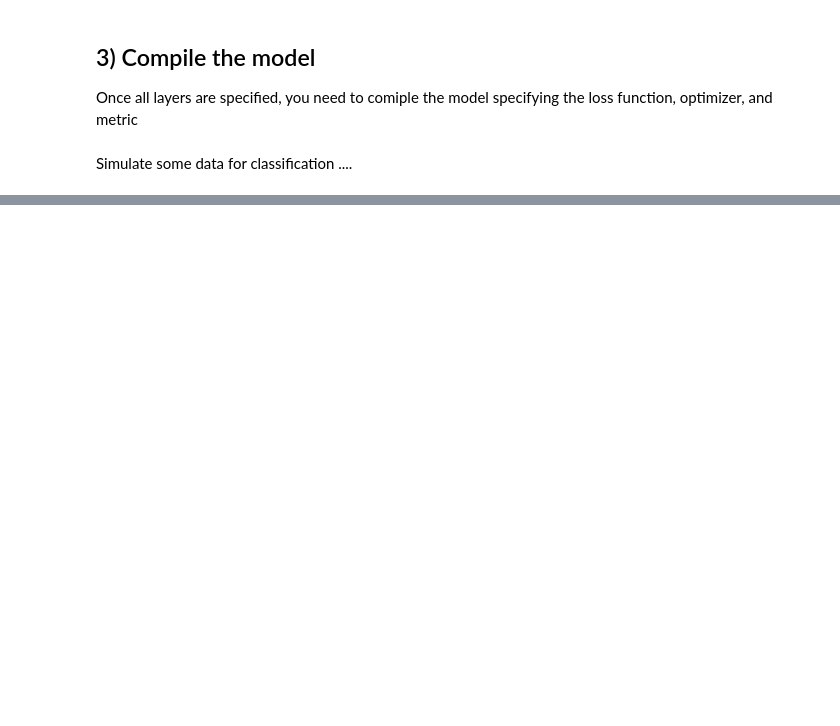
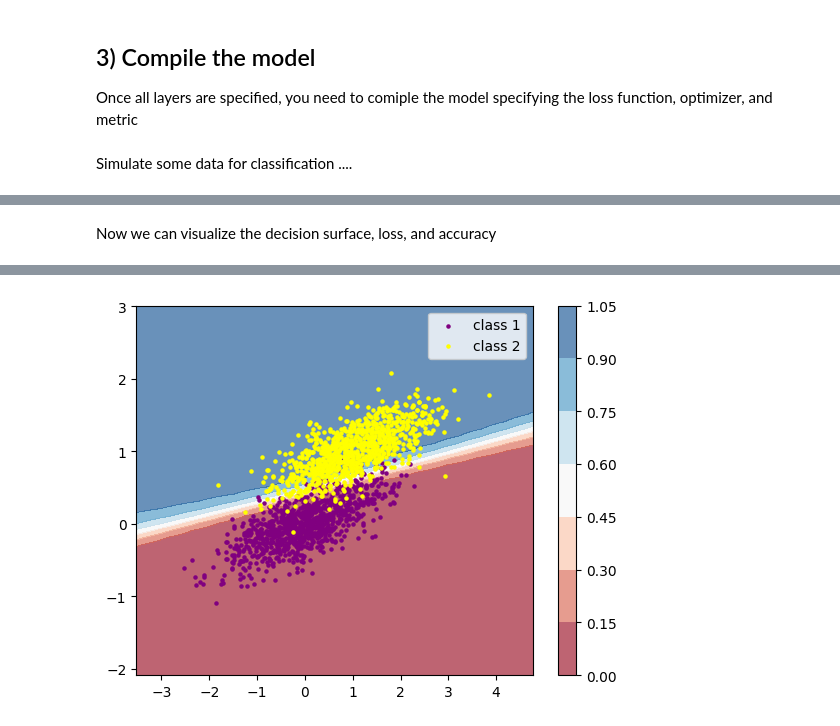
Before and after one commit to zhouyr888/Machine-Learning-EBA3530, a Jupyter notebook: Lecture_8/neuralnets.ipynb, the cells around one changed output, grey strips where cells are left out. Drawn from its saved outputs; the diff is of its cells as text; code cells hidden in the pictures; blank space fills up the shorter version.

```diff
--- a/Lecture_8/neuralnets.ipynb
+++ b/Lecture_8/neuralnets.ipynb
@@ -186,0 +203,15 @@ plt.show()
+# %% [markdown]
+Now we can visualize the decision surface, loss, and accuracy
+# %%
+x_min, x_max = X[:, 0].min() - 1, X[:, 0].max() + 1
+y_min, y_max = X[:, 1].min() - 1, X[:, 1].max() + 1
+xx, yy = np.meshgrid(np.arange(x_min, x_max, 0.1),np.arange(y_min, y_max, 0.1))
+Z = neuralnet.predict(np.c_[xx.ravel(), yy.ravel()])
+Z = Z.reshape(xx.shape)
+C = plt.contourf(xx,yy,Z,cmap='RdBu',alpha=0.65)
+plt.colorbar(C)
+plt.scatter(X[y==0,0], X[y==0,1], c='purple', s=5, label='class 1')
+plt.scatter(X[y==1,0], X[y==1,1], c='yellow', s=5, label='class 2')
+plt.legend()
+plt.show()
+# %% [output]
@@ -186,0 +219 @@ plt.show()
+[figure, added]
```
Also changed, not shown: parts of 17 cells of this notebook.
